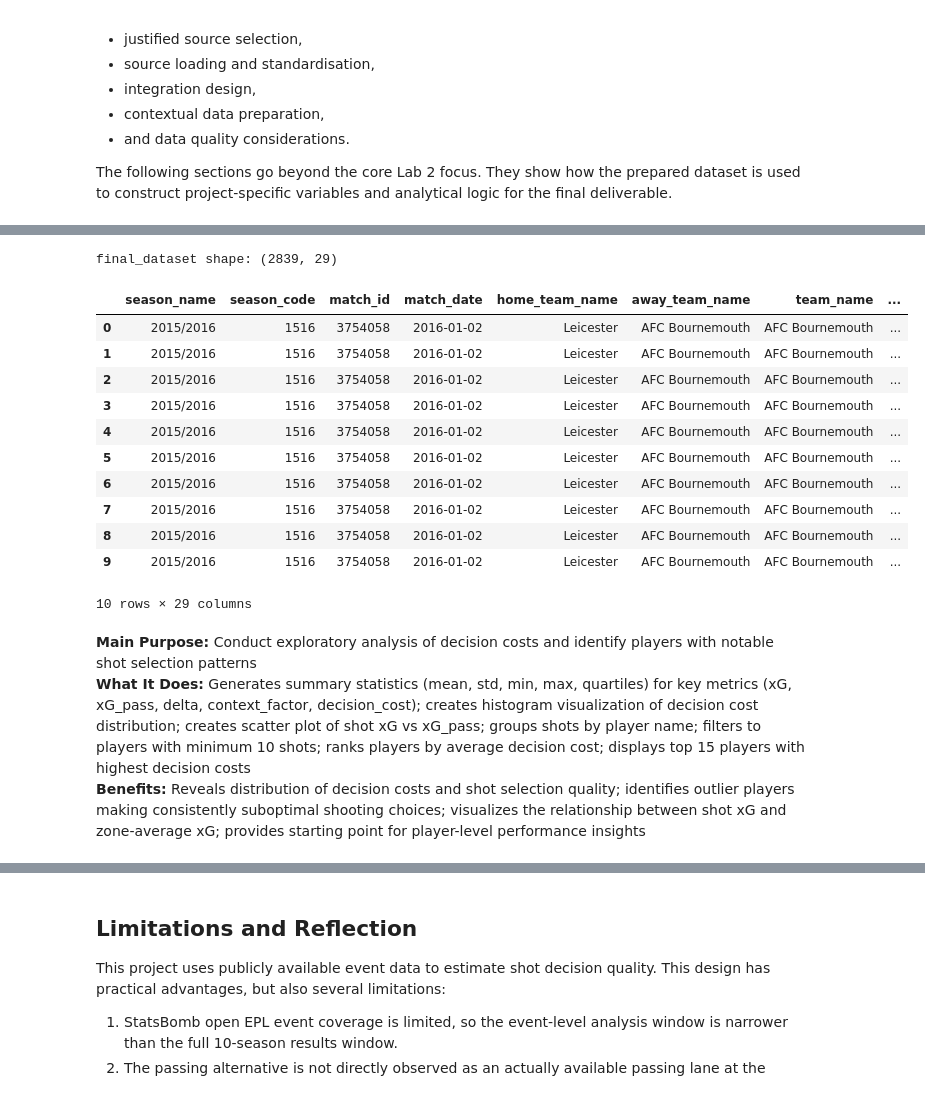
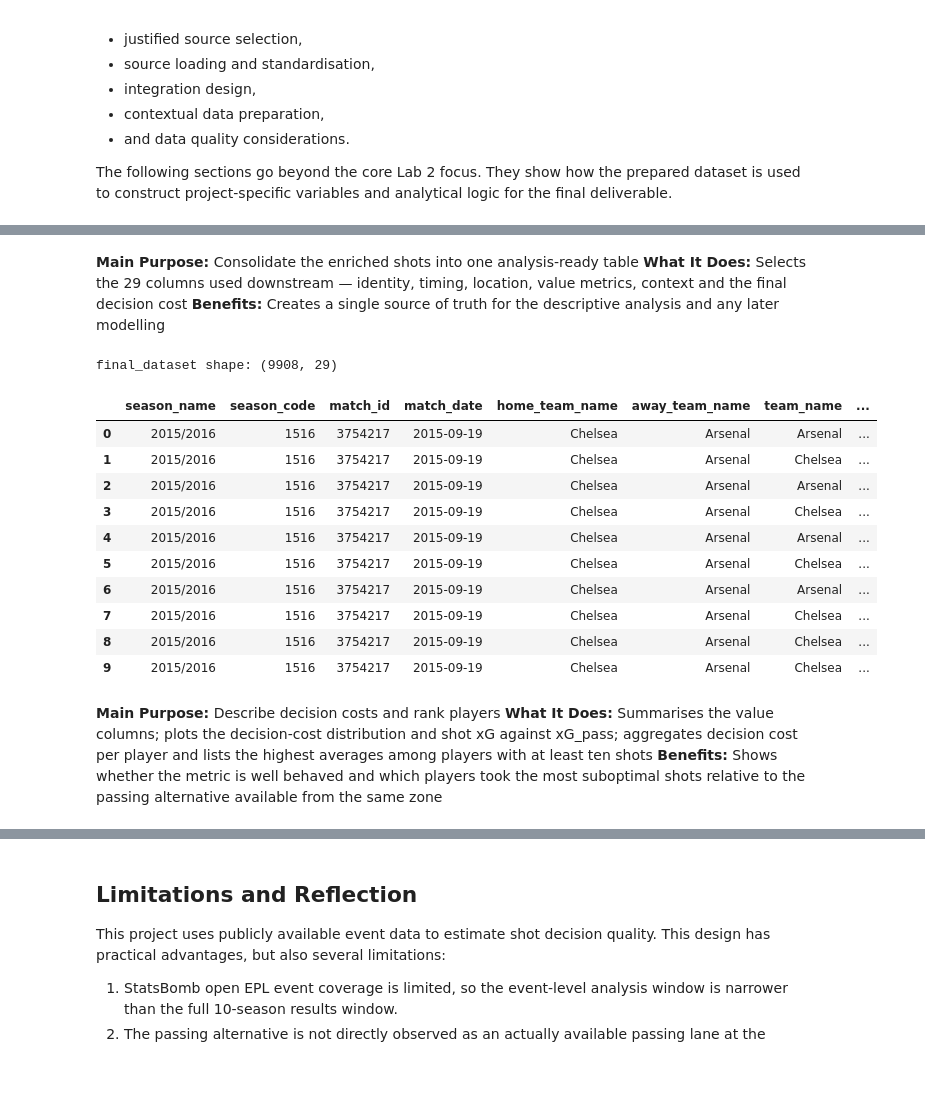
Before and after one commit to Franky5278/data-driven-shot-decision-analysis-SC3021-Data-Science, a Jupyter notebook: SC3021_GP11_LAB2_16_15.ipynb, the cells around one changed output, grey strips where cells are left out. Drawn from its saved outputs; the diff is of its cells as text; code cells hidden in the pictures.

```diff
--- a/SC3021_GP11_LAB2_16_15.ipynb
+++ b/SC3021_GP11_LAB2_16_15.ipynb
@@ -1123,0 +783,9 @@ team_matches shape: (7600, 9)
+# %%
+shots_enriched = shots.merge(zone_xg_pass, on="zone", how="left")
+shots_enriched["delta"] = shots_enriched["xG_pass"] - shots_enriched["shot_xg"]
+
+print("shots_enriched shape:", shots_enriched.shape)
+display(shots_enriched[[
+    "match_id", "player_name", "team_name", "zone",
+    "shot_xg", "xG_pass", "zone_pass_shot_samples", "delta",
+]].head(10))
@@ -1123,0 +809,16 @@ team_matches shape: (7600, 9)
+# %%
+team_matches = (
+    league_points
+    .rename(columns={"goals_for_match": "goals_for", "goals_against_match": "goals_against"})
+    [["season_code", "Date", "team", "opponent", "is_home",
+      "goals_for", "goals_against", "match_points"]]
+)
+team_matches["is_home"] = team_matches["is_home"].astype(int)
+team_matches["recent_form_5"] = (
+    team_matches
+    .groupby(["season_code", "team"])["match_points"]
+    .transform(lambda points: points.shift(1).rolling(5, min_periods=1).sum())
+)
+
+print("team_matches shape:", team_matches.shape)
+display(team_matches.head(10))
@@ -1730,41 +1147,38 @@ final_shots shape: (2839, 40)
+# %% [markdown]
+**Main Purpose:** Consolidate the enriched shots into one analysis-ready table
+**What It Does:** Selects the 29 columns used downstream — identity, timing, location, value metrics, context and the final decision cost
+**Benefits:** Creates a single source of truth for the descriptive analysis and any later modelling
 # %%
-# -----------------------------
-# Cell 15: Final analytical dataset
-# One row = one shot decision
-# -----------------------------
-# Collect关键信息列，生成清晰可分析的最终表结构。后续分析只使用 final_dataset。
 final_dataset = final_shots[[
     "season_name", "season_code", "match_id", "match_date",
     "home_team_name", "away_team_name",
     "team_name", "player_name",
     "minute", "second", "index",
     "x", "y", "zone",
     "shot_xg", "xG_pass", "zone_pass_shot_samples", "delta",
     "recent_form_5", "league_position", "cum_points", "cum_gd",
     "score_diff_before_shot",
     "minute_factor", "score_factor", "ranking_factor", "form_factor",
-    "context_factor", "decision_cost"
+    "context_factor", "decision_cost",
 ]].copy()
 
 print("final_dataset shape:", final_dataset.shape)
 display(final_dataset.head(10))
-# Display a preview of the final analytical dataset with key columns for analysis, which contains one row per shot decision with enriched contextual features and the calculated decision cost, ready for further analysis or modeling.
 # %% [output]
-final_dataset shape: (2839, 29)
+final_dataset shape: (9908, 29)
 |  | season_name | season_code | match_id | match_date | home_team_name | away_team_name | team_name | ... |
-| 0 | 2015/2016 | 1516 | 3754058 | 2016-01-02 | Leicester | AFC Bournemouth | AFC Bournemouth | ... |
-| 1 | 2015/2016 | 1516 | 3754058 | 2016-01-02 | Leicester | AFC Bournemouth | AFC Bournemouth | ... |
-| 2 | 2015/2016 | 1516 | 3754058 | 2016-01-02 | Leicester | AFC Bournemouth | AFC Bournemouth | ... |
-| 3 | 2015/2016 | 1516 | 3754058 | 2016-01-02 | Leicester | AFC Bournemouth | AFC Bournemouth | ... |
-| 4 | 2015/2016 | 1516 | 3754058 | 2016-01-02 | Leicester | AFC Bournemouth | AFC Bournemouth | ... |
-| 5 | 2015/2016 | 1516 | 3754058 | 2016-01-02 | Leicester | AFC Bournemouth | AFC Bournemouth | ... |
-| 6 | 2015/2016 | 1516 | 3754058 | 2016-01-02 | Leicester | AFC Bournemouth | AFC Bournemouth | ... |
-| 7 | 2015/2016 | 1516 | 3754058 | 2016-01-02 | Leicester | AFC Bournemouth | AFC Bournemouth | ... |
-| 8 | 2015/2016 | 1516 | 3754058 | 2016-01-02 | Leicester | AFC Bournemouth | AFC Bournemouth | ... |
-| 9 | 2015/2016 | 1516 | 3754058 | 2016-01-02 | Leicester | AFC Bournemouth | AFC Bournemouth | ... |
+| 0 | 2015/2016 | 1516 | 3754217 | 2015-09-19 | Chelsea | Arsenal | Arsenal | ... |
+| 1 | 2015/2016 | 1516 | 3754217 | 2015-09-19 | Chelsea | Arsenal | Chelsea | ... |
+| 2 | 2015/2016 | 1516 | 3754217 | 2015-09-19 | Chelsea | Arsenal | Arsenal | ... |
+| 3 | 2015/2016 | 1516 | 3754217 | 2015-09-19 | Chelsea | Arsenal | Chelsea | ... |
+| 4 | 2015/2016 | 1516 | 3754217 | 2015-09-19 | Chelsea | Arsenal | Arsenal | ... |
+| 5 | 2015/2016 | 1516 | 3754217 | 2015-09-19 | Chelsea | Arsenal | Chelsea | ... |
+| 6 | 2015/2016 | 1516 | 3754217 | 2015-09-19 | Chelsea | Arsenal | Arsenal | ... |
+| 7 | 2015/2016 | 1516 | 3754217 | 2015-09-19 | Chelsea | Arsenal | Chelsea | ... |
+| 8 | 2015/2016 | 1516 | 3754217 | 2015-09-19 | Chelsea | Arsenal | Chelsea | ... |
+| 9 | 2015/2016 | 1516 | 3754217 | 2015-09-19 | Chelsea | Arsenal | Chelsea | ... |
-10 rows × 29 columns
-# %% [markdown]
-**Main Purpose:** Conduct exploratory analysis of decision costs and identify players with notable shot selection patterns
-**What It Does:** Generates summary statistics (mean, std, min, max, quartiles) for key metrics (xG, xG_pass, delta, context_factor, decision_cost); creates histogram visualization of decision cost distribution; creates scatter plot of shot xG vs xG_pass; groups shots by player name; filters to players with minimum 10 shots; ranks players by average decision cost; displays top 15 players with highest decision costs
-**Benefits:** Reveals distribution of decision costs and shot selection quality; identifies outlier players making consistently suboptimal shooting choices; visualizes the relationship between shot xG and zone-average xG; provides starting point for player-level performance insights
+# %% [markdown]
+**Main Purpose:** Describe decision costs and rank players
+**What It Does:** Summarises the value columns; plots the decision-cost distribution and shot xG against xG_pass; aggregates decision cost per player and lists the highest averages among players with at least ten shots
+**Benefits:** Shows whether the metric is well behaved and which players took the most suboptimal shots relative to the passing alternative available from the same zone
 # %%
```
Also changed, not shown: parts of 76 cells of this notebook, 3 other files.
